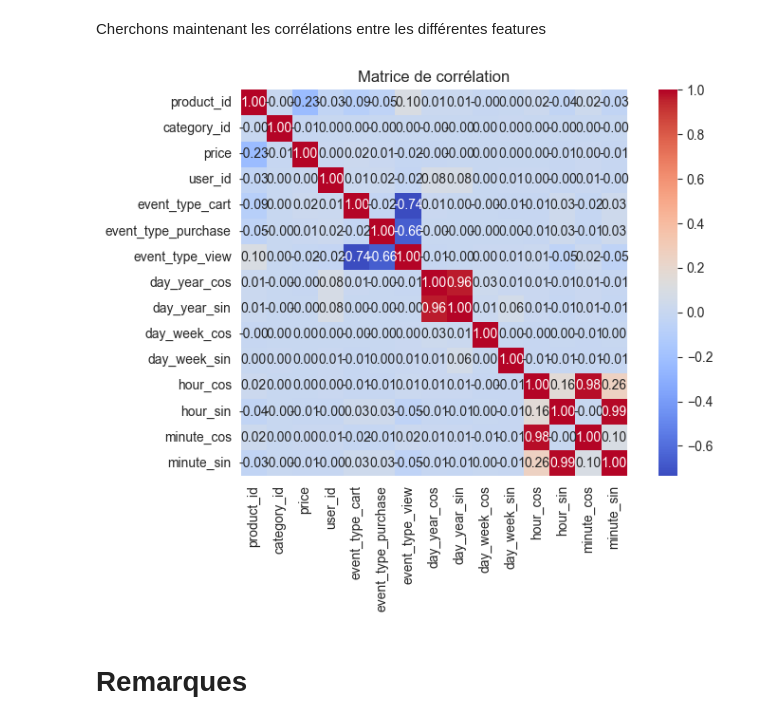
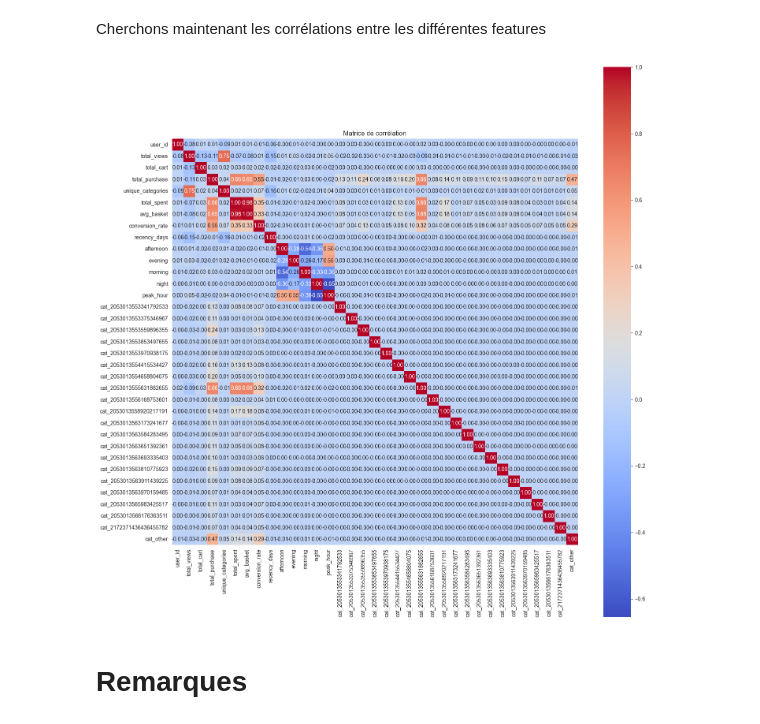
Before and after one commit to nicolas-vdn/amazing-mspr, a Jupyter notebook: data.ipynb, the cells around one changed output. Drawn from its saved outputs; the diff is of its cells as text; code cells hidden in the pictures.

Commit message:
feat(data cleaning): user based

```diff
--- a/data.ipynb
+++ b/data.ipynb
@@ -198,0 +270,40 @@ df.drop(['event_time', 'day_of_year', 'day_of_week', 'hour', 'minute'], axis=1,
+# %%
+# Nombre de catégories à garder
+TOP_N = 20
+
+# 1. Identifier les TOP_N catégories achetées
+top_categories = (
+    df[df['event_type_purchase'] == 1]
+    .groupby('category_id')
+    .size()
+    .sort_values(ascending=False)
+    .head(TOP_N)
+    .index
+)
+
+# 2. Créer un pivot avec achats uniquement, autres regroupées
+purchase_pivot = (
+    df[df['event_type_purchase'] == 1]
+    .assign(category_id=lambda x: x['category_id'].where(x['category_id'].isin(top_categories), 'other'))
+    .groupby(['user_id', 'category_id'])
+    .size()
+    .unstack(fill_value=0)
+    .reset_index()
+)
+
+# 3. Ajouter le préfixe "cat_" sauf pour 'user_id'
+purchase_pivot.columns = [
+    'user_id' if col == 'user_id' else f"cat_{col}" for col in purchase_pivot.columns
+]
+
+# 4. Merge avec ton dataframe final
+df_final = df_user_features.merge(purchase_pivot, on='user_id', how='left').fillna(0)
+
+# Optionnel : normaliser en pourcentage
+category_cols = [col for col in purchase_pivot.columns if col != 'user_id']
+df_final[category_cols] = df_user_features[category_cols].div(
+    df_user_features[category_cols].sum(axis=1).replace(0, np.nan),
+    axis=0
+).fillna(0)
+
+print(df_final.head())
@@ -208,15 +341,15 @@ df.head()
 # %% [markdown]
 Cherchons maintenant les corrélations entre les différentes features
 # %%
-corr_matrix = df.corr(numeric_only=True)
+corr_matrix = df_final.corr(numeric_only=True)
 
-plt.figure(figsize=(8, 6))
+plt.figure(figsize=(15, 15))
 sns.heatmap(corr_matrix, annot=True, cmap='coolwarm', fmt=".2f", square=True)
 plt.title("Matrice de corrélation")
 plt.tight_layout()
 plt.show()
 # %% [output]
-[figure, old version]
+[figure, new version]
 # %% [markdown]
 # Remarques
 # %% [markdown]
```
Also changed, not shown: parts of 10 cells of this notebook, 1 other file.
